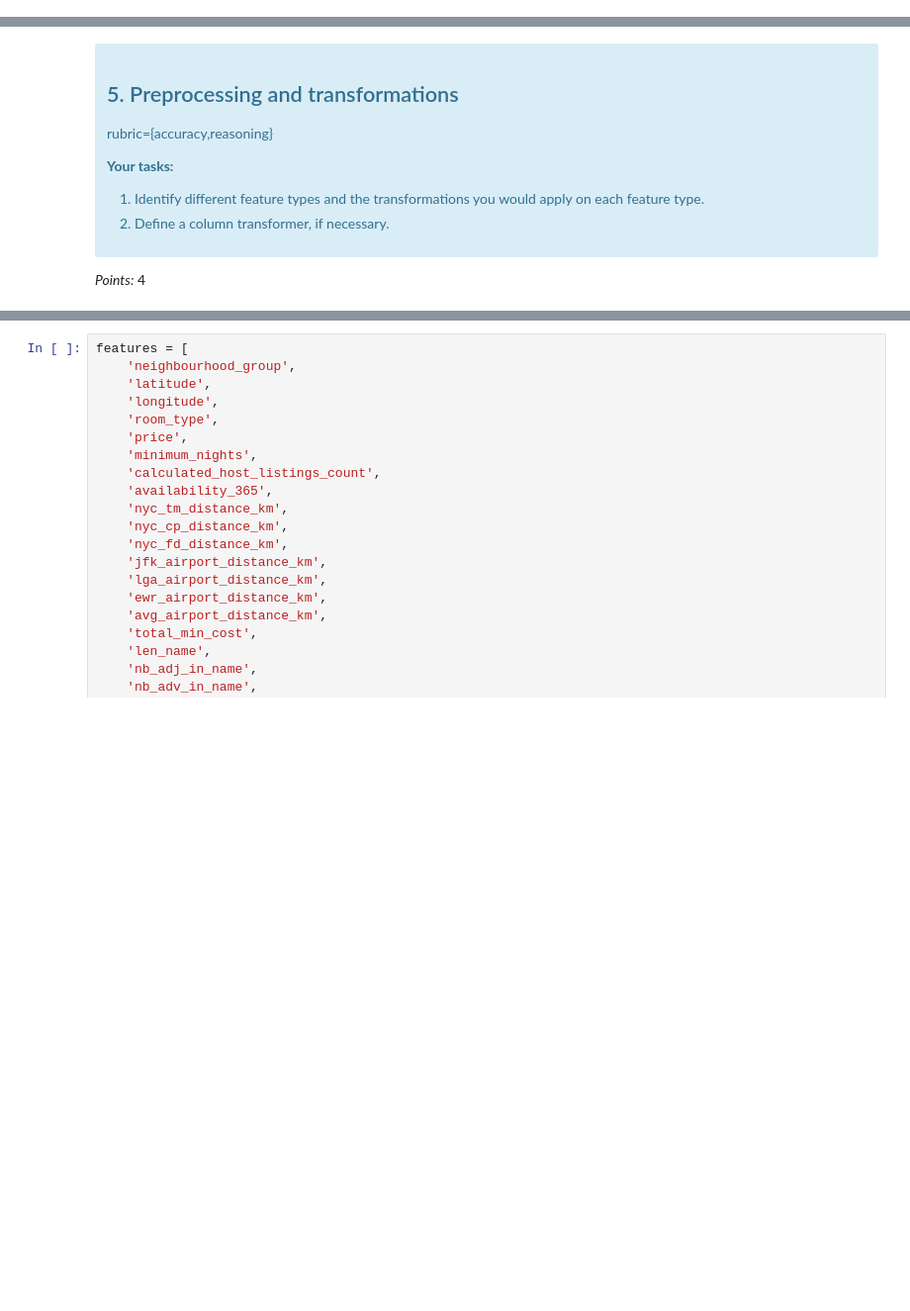
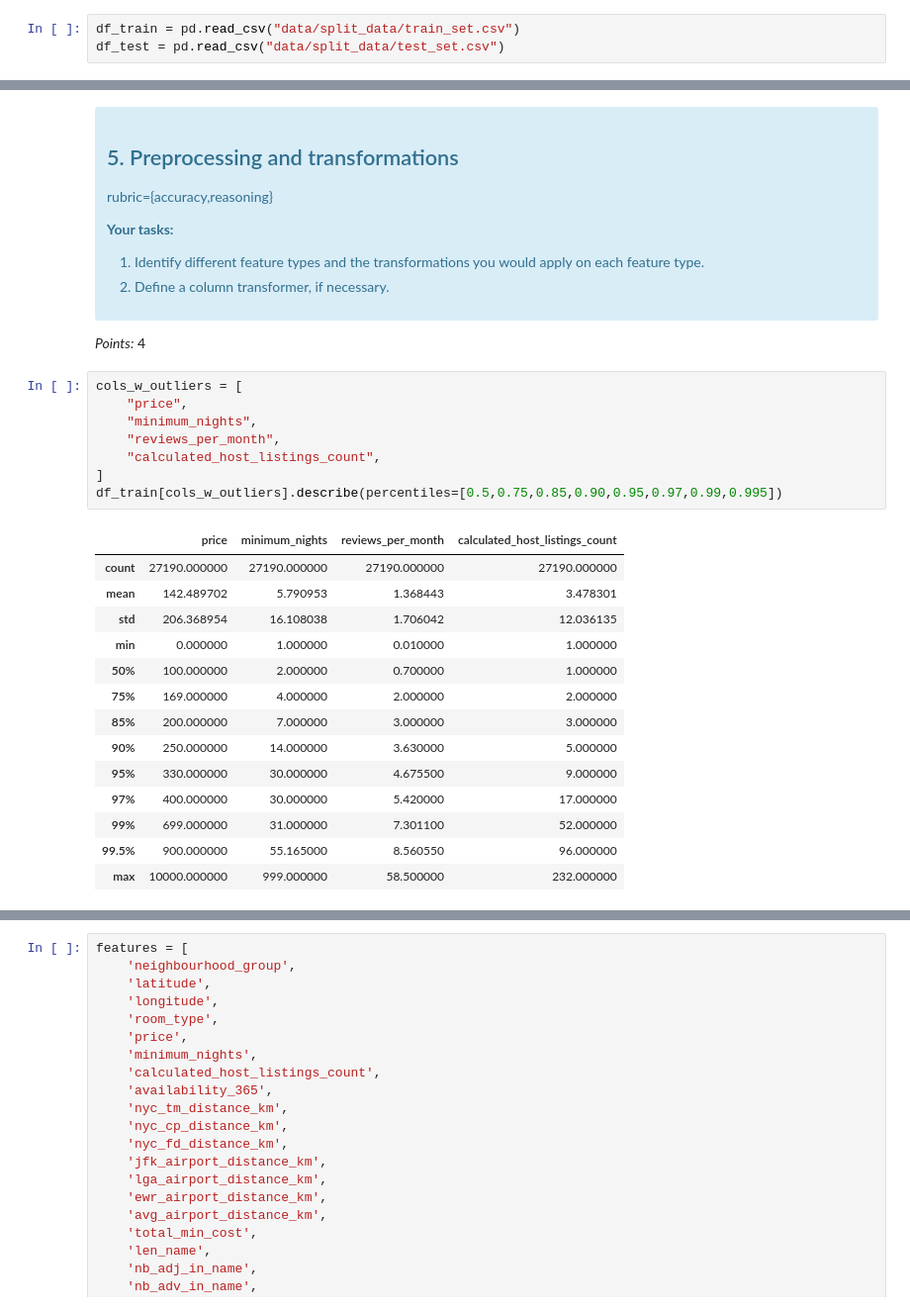
Before and after one commit to hpalafoxp/DSCI-573-Lab4, a Jupyter notebook: lab4.ipynb, the cells around one changed output, grey strips where cells are left out. Shown at 99% size. Saved outputs shown, nothing was run; the diff lists cells and outputs as text; blank space fills up the shorter version.

```diff
--- a/lab4.ipynb
+++ b/lab4.ipynb
@@ -434,6 +443,9 @@ rubric={reasoning}
 
 
 _Points:_ 0.5
+# %%
+df_train = pd.read_csv("data/split_data/train_set.csv")
+df_test = pd.read_csv("data/split_data/test_set.csv")
 # %%
 df_train = compute_feature_engineering(df_train)
 print("\n\nFinished TRAIN feature engineering...\n")
@@ -546,3 +558,26 @@ rubric={accuracy,reasoning}
 
 
 _Points:_ 4
+# %%
+cols_w_outliers = [
+    "price",
+    "minimum_nights",
+    "reviews_per_month",
+    "calculated_host_listings_count",
+]
+df_train[cols_w_outliers].describe(percentiles=[0.5,0.75,0.85,0.90,0.95,0.97,0.99,0.995])
+# %% [output]
+|  | price | minimum_nights | reviews_per_month | calculated_host_listings_count |
+| count | 27190.000000 | 27190.000000 | 27190.000000 | 27190.000000 |
+| mean | 142.489702 | 5.790953 | 1.368443 | 3.478301 |
+| std | 206.368954 | 16.108038 | 1.706042 | 12.036135 |
+| min | 0.000000 | 1.000000 | 0.010000 | 1.000000 |
+| 50% | 100.000000 | 2.000000 | 0.700000 | 1.000000 |
+| 75% | 169.000000 | 4.000000 | 2.000000 | 2.000000 |
+| 85% | 200.000000 | 7.000000 | 3.000000 | 3.000000 |
+| 90% | 250.000000 | 14.000000 | 3.630000 | 5.000000 |
+| 95% | 330.000000 | 30.000000 | 4.675500 | 9.000000 |
+| 97% | 400.000000 | 30.000000 | 5.420000 | 17.000000 |
+| 99% | 699.000000 | 31.000000 | 7.301100 | 52.000000 |
+| 99.5% | 900.000000 | 55.165000 | 8.560550 | 96.000000 |
+| max | 10000.000000 | 999.000000 | 58.500000 | 232.000000 |
```
Also changed, not shown: parts of 16 cells of this notebook, 8 other files.
